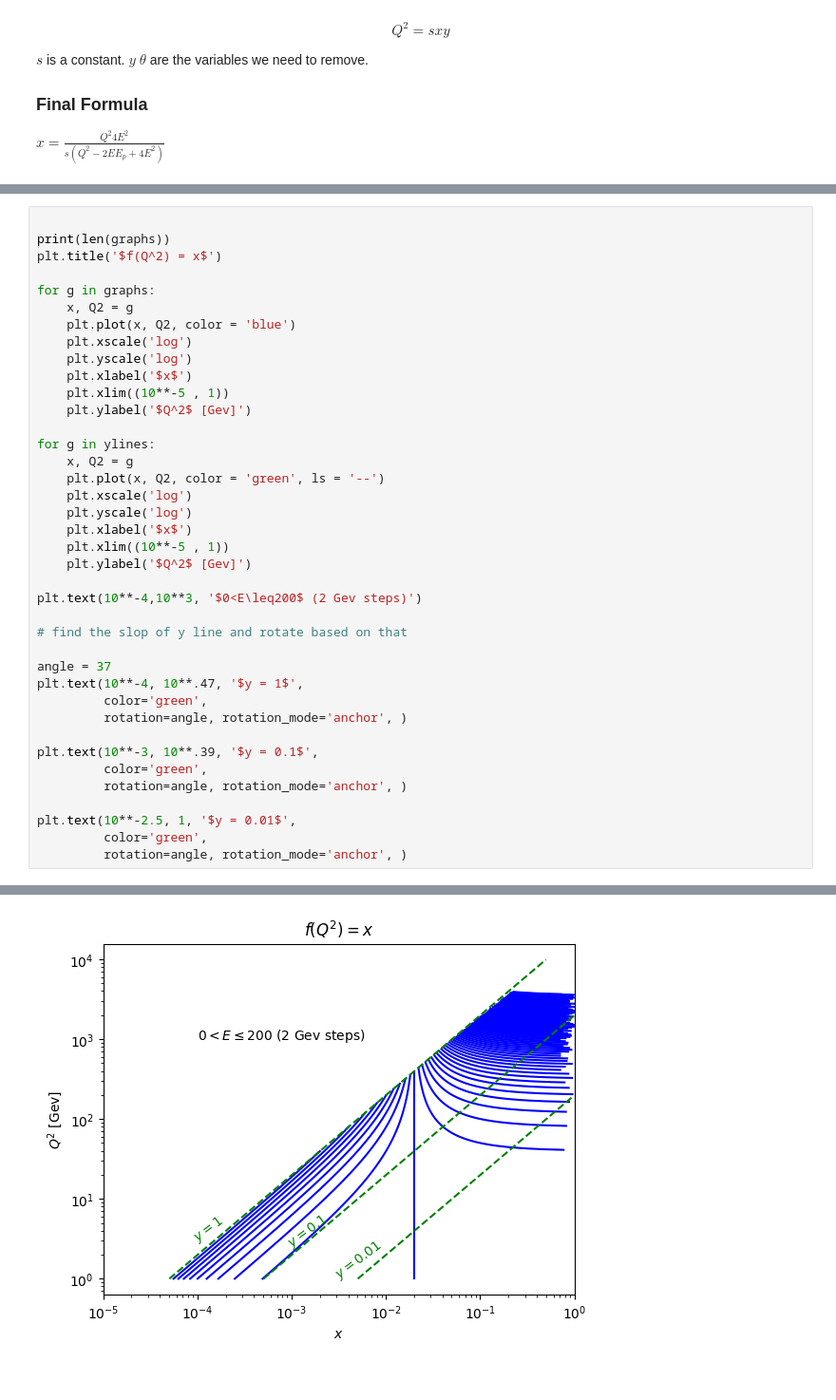
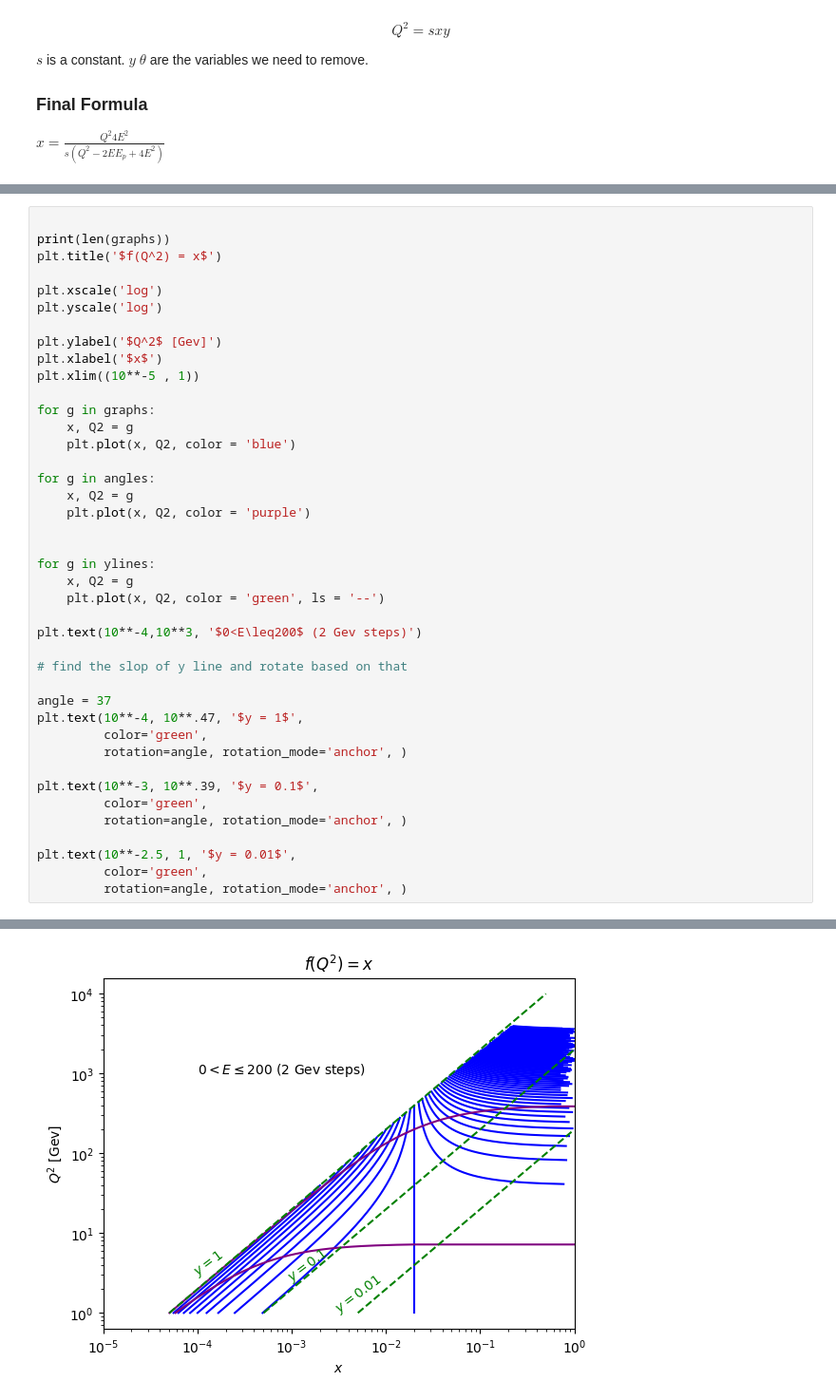
Before and after one commit to holt-rogers/EIC_JLAB_analysis, a Jupyter notebook: tasks/f(Q2).ipynb, the cells around one changed output, grey strips where cells are left out. Shown at 95% size. Saved outputs shown, nothing was run; the diff lists cells and outputs as text.

```diff
--- a/tasks/f(Q2).ipynb
+++ b/tasks/f(Q2).ipynb
@@ -76,41 +99,43 @@ for y in [1, 0.1, 0.01]:
 print(len(graphs))
 plt.title('$f(Q^2) = x$')
 
+plt.xscale('log')
+plt.yscale('log')
+
+plt.ylabel('$Q^2$ [Gev]')
+plt.xlabel('$x$')
+plt.xlim((10**-5 , 1))
+
 for g in graphs:
     x, Q2 = g
     plt.plot(x, Q2, color = 'blue')
-    plt.xscale('log')
-    plt.yscale('log')
-    plt.xlabel('$x$')
-    plt.xlim((10**-5 , 1))
-    plt.ylabel('$Q^2$ [Gev]')
+
+for g in angles:
+    x, Q2 = g
+    plt.plot(x, Q2, color = 'purple')
+
 
 for g in ylines:
     x, Q2 = g
     plt.plot(x, Q2, color = 'green', ls = '--')
-    plt.xscale('log')
-    plt.yscale('log')
-    plt.xlabel('$x$')
-    plt.xlim((10**-5 , 1))
-    plt.ylabel('$Q^2$ [Gev]')
 
 plt.text(10**-4,10**3, '$0<E\leq200$ (2 Gev steps)')
 
 # find the slop of y line and rotate based on that
 
 angle = 37
 plt.text(10**-4, 10**.47, '$y = 1$',
          color='green',
          rotation=angle, rotation_mode='anchor', )
 
 plt.text(10**-3, 10**.39, '$y = 0.1$',
          color='green',
          rotation=angle, rotation_mode='anchor', )
 
 plt.text(10**-2.5, 1, '$y = 0.01$',
          color='green',
          rotation=angle, rotation_mode='anchor', )
 # %% [output]
 99
 Text(0.0031622776601683794, 1, '$y = 0.01$')
-[figure, old version]
+[figure, new version]
```
Also changed, not shown: parts of 2 cells of this notebook, 1 other file.
